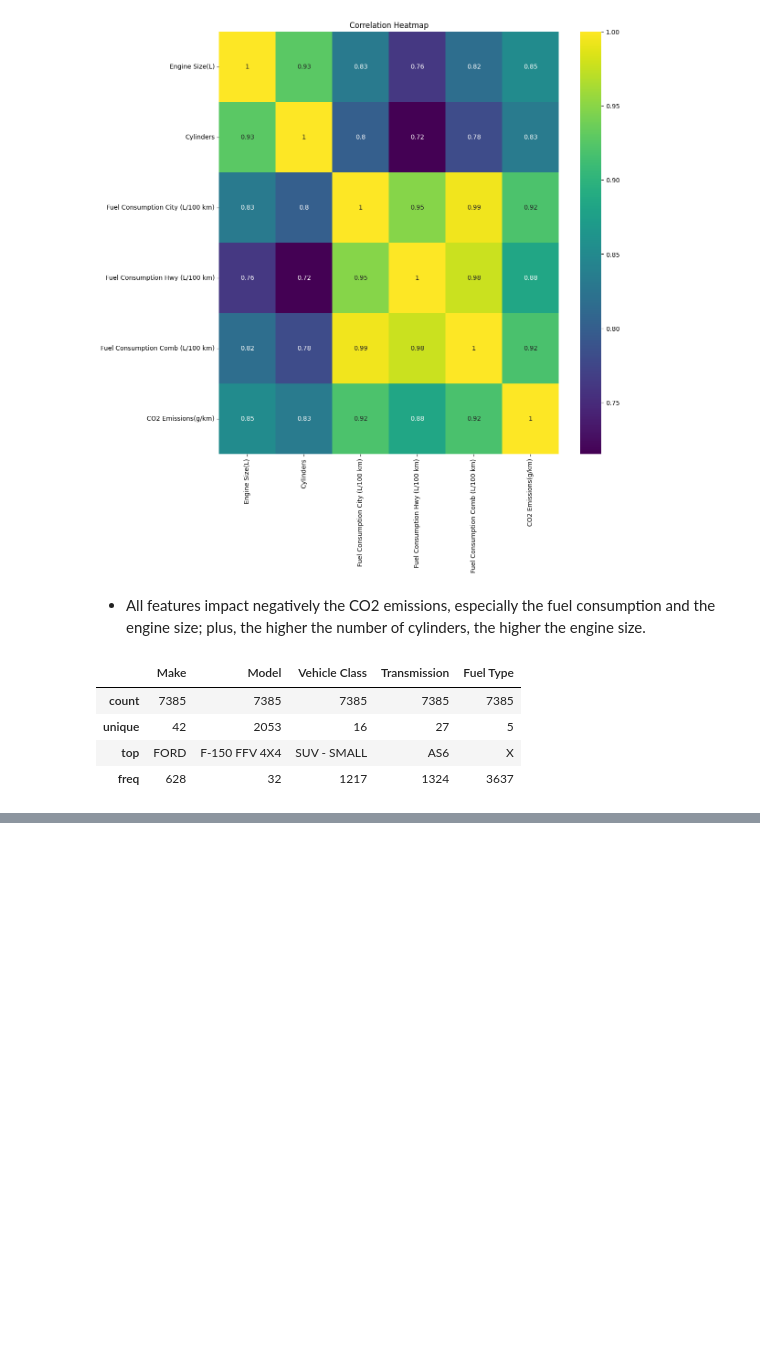
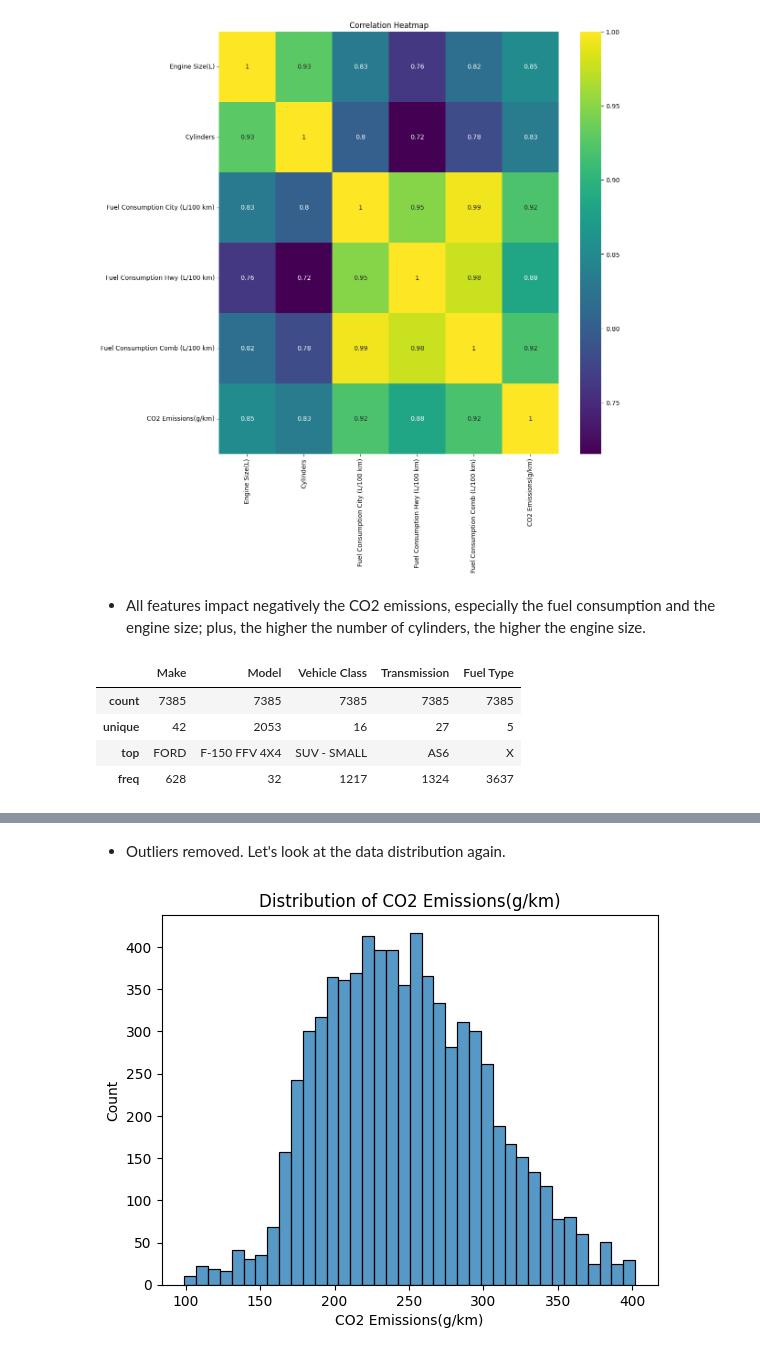
Before and after one commit to stangeorgiana18/CO2-emmision-by-vehicles-linear-regression, a Jupyter notebook: co2-emmision-by-vehicles-linear-regression.ipynb, the cells around one changed output, grey strips where cells are left out. Saved outputs shown, nothing was run; the diff lists cells and outputs as text; code cells hidden in the pictures; blank space fills up the shorter version.

```diff
--- a/co2-emmision-by-vehicles-linear-regression.ipynb
+++ b/co2-emmision-by-vehicles-linear-regression.ipynb
@@ -237,0 +283,8 @@ emissions.describe(include=['O'])
+# %% [markdown]
+- Outliers removed. Let's look at the data distribution again.
+# %%
+sns.histplot(x = emissions['CO2 Emissions(g/km)'])
+plt.title('Distribution of CO2 Emissions(g/km)')
+plt.show()
+# %% [output]
+[figure, added]
```
Also changed, not shown: parts of 23 cells of this notebook.
